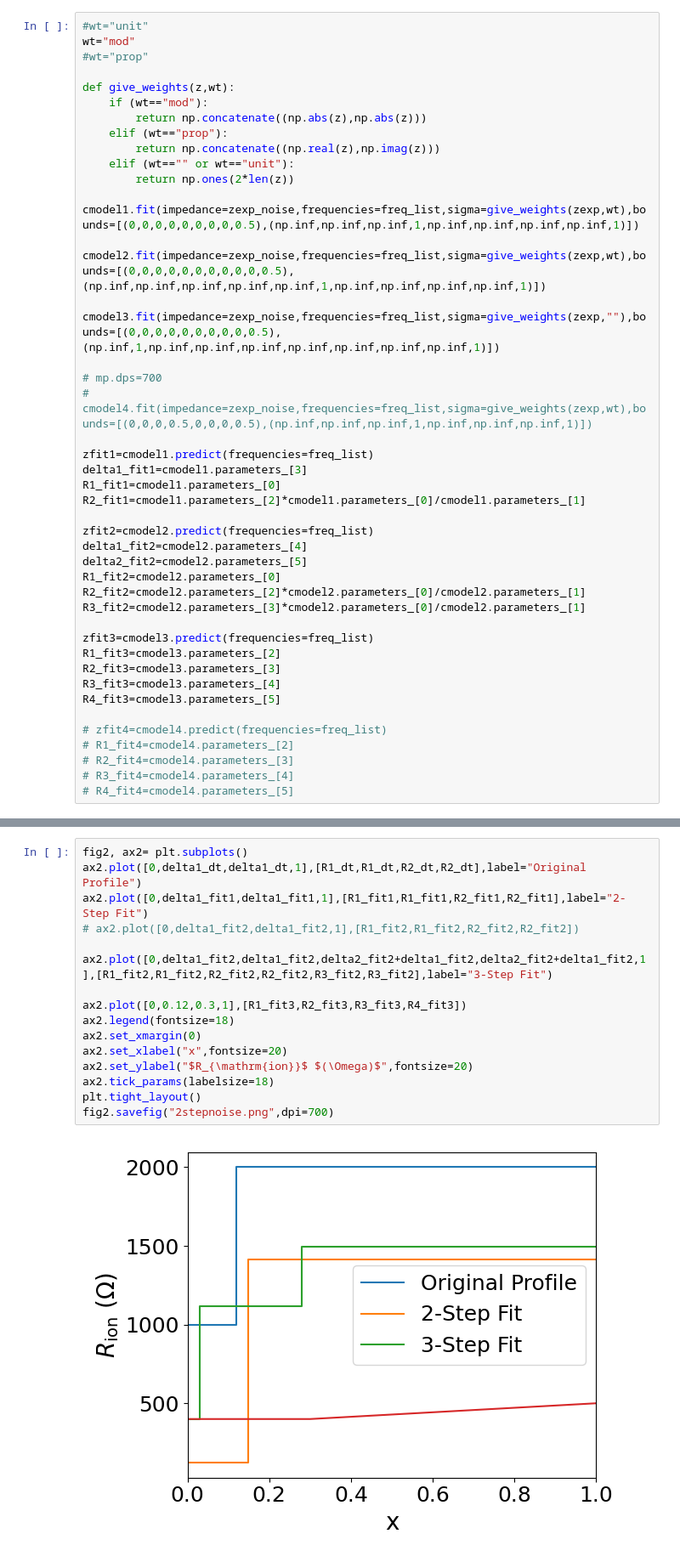
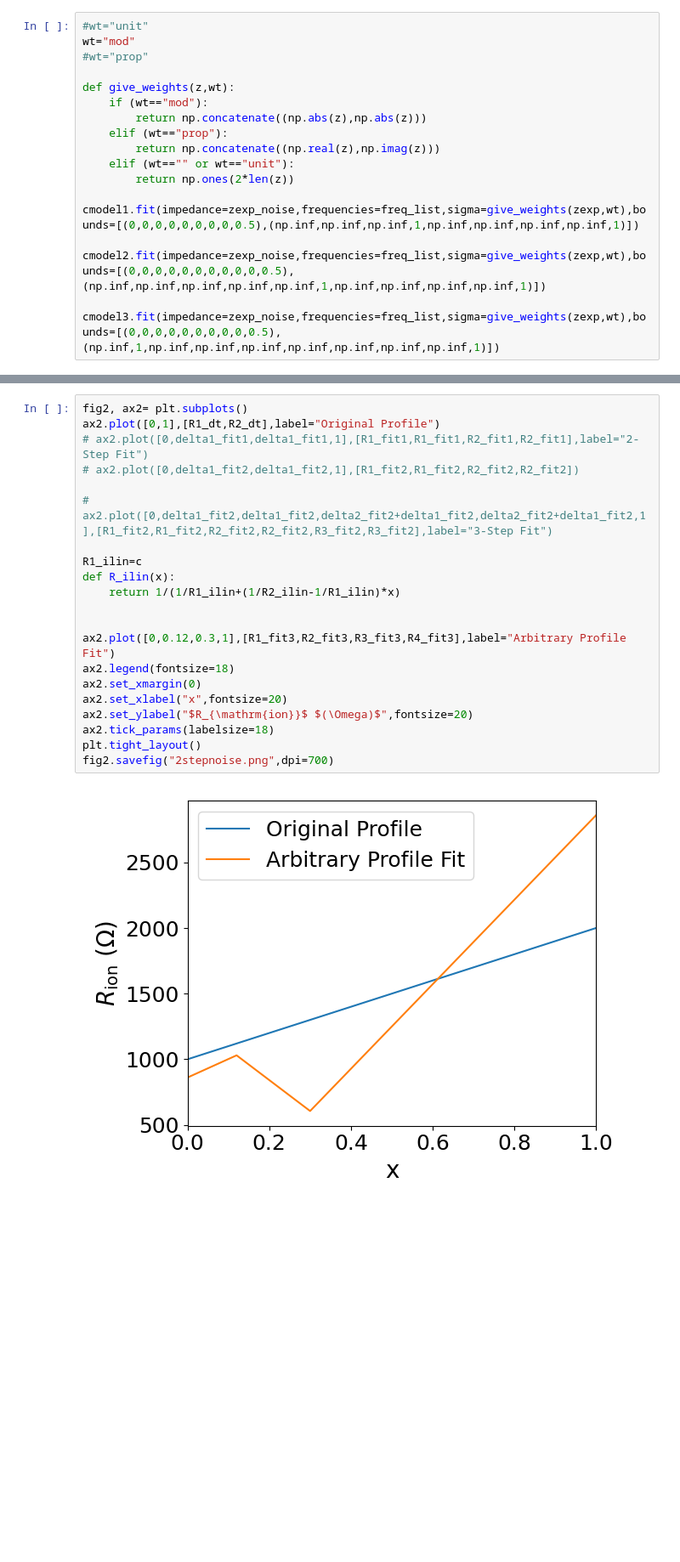
Before and after one commit to Yugal0/fitting-final, a Jupyter notebook: Noise added/linnoise.ipynb, the cells around one changed output, grey strips where cells are left out. Shown at 85% size. Drawn from its saved outputs; the diff is of its cells as text; blank space fills up the shorter version.

```diff
--- a/Noise added/linnoise.ipynb
+++ b/Noise added/linnoise.ipynb
@@ -127,31 +129,4 @@ cmodel1.fit(impedance=zexp_noise,frequencies=freq_list,sigma=give_weights(zexp,w
 
 cmodel2.fit(impedance=zexp_noise,frequencies=freq_list,sigma=give_weights(zexp,wt),bounds=[(0,0,0,0,0,0,0,0,0,0,0.5),(np.inf,np.inf,np.inf,np.inf,np.inf,1,np.inf,np.inf,np.inf,np.inf,1)])
 
-cmodel3.fit(impedance=zexp_noise,frequencies=freq_list,sigma=give_weights(zexp,""),bounds=[(0,0,0,0,0,0,0,0,0,0.5),(np.inf,1,np.inf,np.inf,np.inf,np.inf,np.inf,np.inf,np.inf,1)])
-
-# mp.dps=700
-# cmodel4.fit(impedance=zexp_noise,frequencies=freq_list,sigma=give_weights(zexp,wt),bounds=[(0,0,0,0.5,0,0,0,0.5),(np.inf,np.inf,np.inf,1,np.inf,np.inf,np.inf,1)])
-
-zfit1=cmodel1.predict(frequencies=freq_list)
-delta1_fit1=cmodel1.parameters_[3]
-R1_fit1=cmodel1.parameters_[0]
-R2_fit1=cmodel1.parameters_[2]*cmodel1.parameters_[0]/cmodel1.parameters_[1]
-
-zfit2=cmodel2.predict(frequencies=freq_list)
-delta1_fit2=cmodel2.parameters_[4]
-delta2_fit2=cmodel2.parameters_[5]
-R1_fit2=cmodel2.parameters_[0]
-R2_fit2=cmodel2.parameters_[2]*cmodel2.parameters_[0]/cmodel2.parameters_[1]
-R3_fit2=cmodel2.parameters_[3]*cmodel2.parameters_[0]/cmodel2.parameters_[1]
-
-zfit3=cmodel3.predict(frequencies=freq_list)
-R1_fit3=cmodel3.parameters_[2]
-R2_fit3=cmodel3.parameters_[3]
-R3_fit3=cmodel3.parameters_[4]
-R4_fit3=cmodel3.parameters_[5]
-
-# zfit4=cmodel4.predict(frequencies=freq_list)
-# R1_fit4=cmodel4.parameters_[2]
-# R2_fit4=cmodel4.parameters_[3]
-# R3_fit4=cmodel4.parameters_[4]
-# R4_fit4=cmodel4.parameters_[5]
+cmodel3.fit(impedance=zexp_noise,frequencies=freq_list,sigma=give_weights(zexp,wt),bounds=[(0,0,0,0,0,0,0,0,0,0.5),(np.inf,1,np.inf,np.inf,np.inf,np.inf,np.inf,np.inf,np.inf,1)])
@@ -183,18 +206,23 @@ fig1.savefig("Nyq_2stepnoise.png",dpi=700)
 # %%
 fig2, ax2= plt.subplots()
-ax2.plot([0,delta1_dt,delta1_dt,1],[R1_dt,R1_dt,R2_dt,R2_dt],label="Original Profile")
-ax2.plot([0,delta1_fit1,delta1_fit1,1],[R1_fit1,R1_fit1,R2_fit1,R2_fit1],label="2-Step Fit")
+ax2.plot([0,1],[R1_dt,R2_dt],label="Original Profile")
+# ax2.plot([0,delta1_fit1,delta1_fit1,1],[R1_fit1,R1_fit1,R2_fit1,R2_fit1],label="2-Step Fit")
 # ax2.plot([0,delta1_fit2,delta1_fit2,1],[R1_fit2,R1_fit2,R2_fit2,R2_fit2])
 
-ax2.plot([0,delta1_fit2,delta1_fit2,delta2_fit2+delta1_fit2,delta2_fit2+delta1_fit2,1],[R1_fit2,R1_fit2,R2_fit2,R2_fit2,R3_fit2,R3_fit2],label="3-Step Fit")
+# ax2.plot([0,delta1_fit2,delta1_fit2,delta2_fit2+delta1_fit2,delta2_fit2+delta1_fit2,1],[R1_fit2,R1_fit2,R2_fit2,R2_fit2,R3_fit2,R3_fit2],label="3-Step Fit")
 
-ax2.plot([0,0.12,0.3,1],[R1_fit3,R2_fit3,R3_fit3,R4_fit3])
+R1_ilin=c
+def R_ilin(x):
+    return 1/(1/R1_ilin+(1/R2_ilin-1/R1_ilin)*x)
+
+
+ax2.plot([0,0.12,0.3,1],[R1_fit3,R2_fit3,R3_fit3,R4_fit3],label="Arbitrary Profile Fit")
 ax2.legend(fontsize=18)
 ax2.set_xmargin(0)
 ax2.set_xlabel("x",fontsize=20)
 ax2.set_ylabel("$R_{\mathrm{ion}}$ $(\Omega)$",fontsize=20)
 ax2.tick_params(labelsize=18)
 plt.tight_layout()
 fig2.savefig("2stepnoise.png",dpi=700)
 # %% [output]
-[figure, old version]
+[figure, new version]
```
Also changed, not shown: parts of 9 cells of this notebook, 6 other files.
